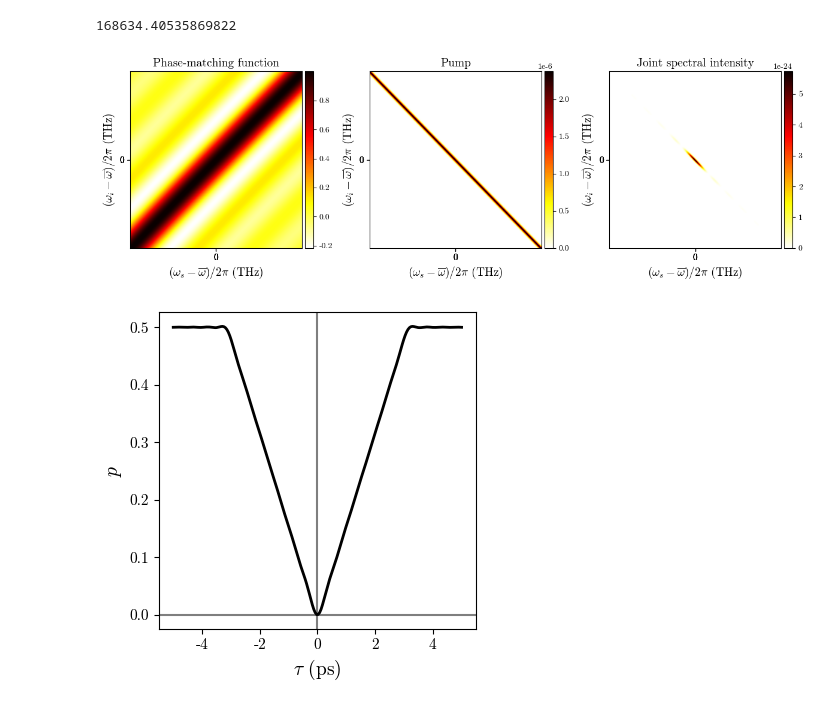
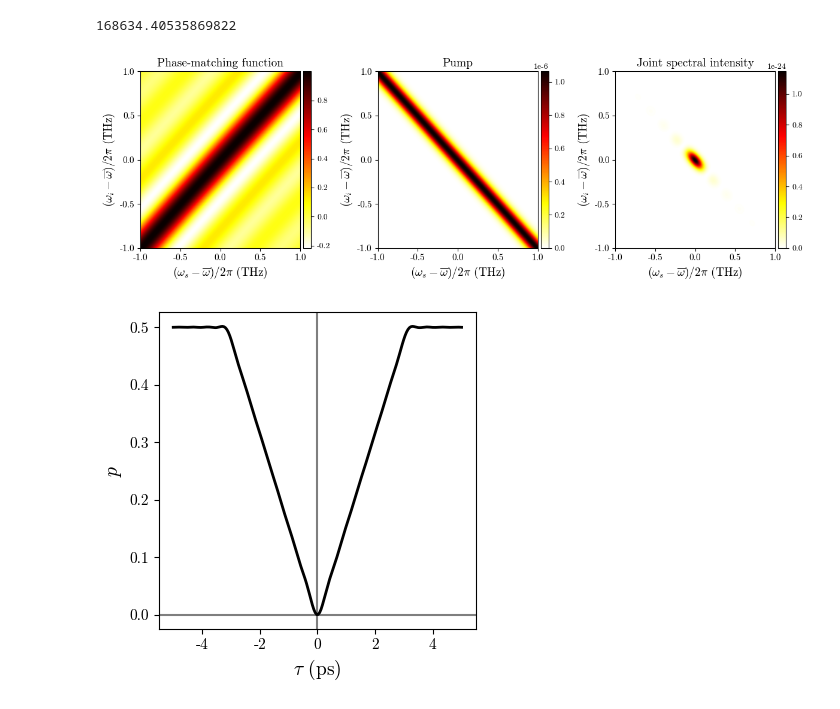
Before and after one commit to cdrago21/spectral-hom, a Jupyter notebook: examples/KTPCrystalExample.ipynb, the cells around one changed output. Saved outputs shown, nothing was run; the diff lists cells and outputs as text; code cells hidden in the pictures.

```diff
--- a/examples/KTPCrystalExample.ipynb
+++ b/examples/KTPCrystalExample.ipynb
@@ -53,7 +53,7 @@ crystal_length = 2e-2  #crystal length in meters
 phase_matching_function = np.sinc(
     crystal_length * (delta_k - delta_k_0) / 2 / np.pi)  # divide by pi because of numpy sinc definition
 # %%
-sigma = 1e11
+sigma = 5e11
 
 
 def pump(ws, wi):
@@ -65,12 +65,12 @@ PUMP = pump(ws_range[:, None], wi_range[None, :])
 jsa = PUMP * phase_matching_function / np.sqrt(
     np.sum(np.abs(PUMP * phase_matching_function) ** 2) * dw_s * dw_i)
 # %%
-ticks_s = np.linspace(int(np.min((ws_range - omega_s_0) * 1e-12 / twopi)),
-                      int(np.max((ws_range - omega_s_0) * 1e-12 / twopi)),
+ticks_s = np.linspace(np.rint(np.min((ws_range - omega_s_0) * 1e-12 / twopi)),
+                      np.rint(np.max((ws_range - omega_s_0) * 1e-12 / twopi)),
                       5)
 
-ticks_i = np.linspace(int(np.min((wi_range - omega_i_0) * 1e-12 / twopi)),
-                      int(np.max((wi_range - omega_i_0) * 1e-12 / twopi)),
+ticks_i = np.linspace(np.rint(np.min((wi_range - omega_i_0) * 1e-12 / twopi)),
+                      np.rint(np.max((wi_range - omega_i_0) * 1e-12 / twopi)),
                       5)
 
 fig, ax = plt.subplots(nrows=1, ncols=3, figsize=(12, 4))
@@ -97,34 +97,34 @@ im1 = ax[1].pcolormesh((WS_range - omega_s_0) * 1e-12 / twopi,
                        vmax=PUMP.max(),
                        cmap='hot_r')
 ax[1].set_xlabel(r"$(\omega_s - \overline{\omega})/2\pi$ (THz)", fontsize=fs)
 ax[1].set_ylabel(r"$(\omega_i - \overline{\omega})/2\pi$ (THz)", fontsize=fs)
 ax[1].set_title(r"Pump", fontsize=fs)
 ax[1].tick_params(axis='both', labelsize=ts)
 ax[1].set_yticks(ticks_s)
 ax[1].set_xticks(ticks_i)
 
 im2 = ax[2].pcolormesh((WS_range - omega_s_0) * 1e-12 / twopi,
                        (WI_range - omega_i_0) * 1e-12 / twopi,
                        np.abs(jsa) ** 2,
                        shading='gouraud',
                        vmin=(np.abs(jsa).min()) ** 2,
                        vmax=(np.abs(jsa).max()) ** 2,
                        cmap='hot_r')
 ax[2].set_xlabel(r"$(\omega_s - \overline{\omega})/2\pi$ (THz)", fontsize=fs)
 ax[2].set_ylabel(r"$(\omega_i - \overline{\omega})/2\pi$ (THz)", fontsize=fs)
 ax[2].set_title(r"Joint spectral intensity", fontsize=fs)
 ax[2].tick_params(axis='both', labelsize=ts)
 ax[2].set_yticks(ticks_s)
 ax[2].set_xticks(ticks_i)
 
 plt.colorbar(im0, cax=make_axes_locatable(ax[0]).append_axes("right", size="5%", pad=0.05))
 plt.colorbar(im1, cax=make_axes_locatable(ax[1]).append_axes("right", size="5%", pad=0.05))
 plt.colorbar(im2, cax=make_axes_locatable(ax[2]).append_axes("right", size="5%", pad=0.05))
 
 plt.tight_layout()
 plt.show()
 # %% [output]
-[figure, old version]
+[figure, new version]
 # %%
 def coincidence(delay):
     phase = np.exp(-1j * (ws_range[None, :] - wi_range[:, None]) * delay)
```
